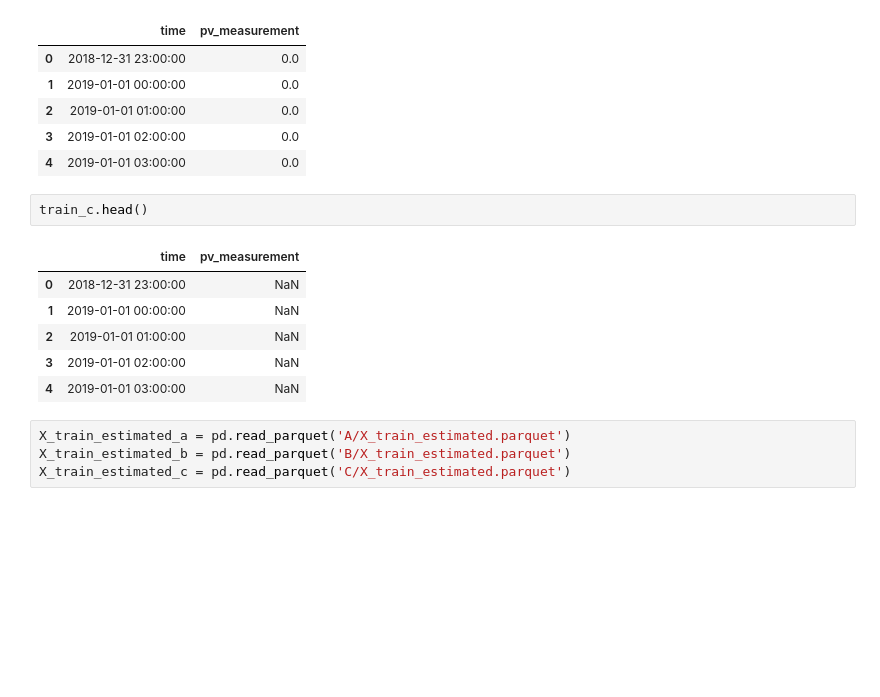
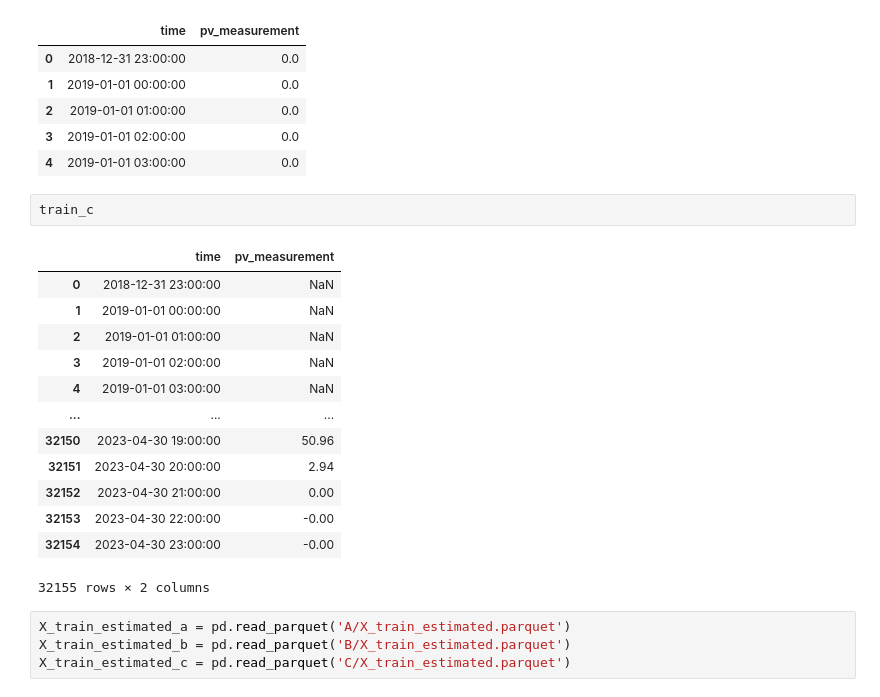
Before and after one commit to art-test-stack/ml_competition, a Jupyter notebook: read_files.ipynb, the cells around one changed output. Saved outputs shown, nothing was run; the diff lists cells and outputs as text; blank space fills up the shorter version.

```diff
--- a/read_files.ipynb
+++ b/read_files.ipynb
@@ -69,14 +85,21 @@ train_b.head()
 | 3 | 2019-01-01 02:00:00 | 0.0 |
 | 4 | 2019-01-01 03:00:00 | 0.0 |
 # %%
-train_c.head()
+train_c
 # %% [output]
 |  | time | pv_measurement |
 | 0 | 2018-12-31 23:00:00 | NaN |
 | 1 | 2019-01-01 00:00:00 | NaN |
 | 2 | 2019-01-01 01:00:00 | NaN |
 | 3 | 2019-01-01 02:00:00 | NaN |
 | 4 | 2019-01-01 03:00:00 | NaN |
+| ... | ... | ... |
+| 32150 | 2023-04-30 19:00:00 | 50.96 |
+| 32151 | 2023-04-30 20:00:00 | 2.94 |
+| 32152 | 2023-04-30 21:00:00 | 0.00 |
+| 32153 | 2023-04-30 22:00:00 | -0.00 |
+| 32154 | 2023-04-30 23:00:00 | -0.00 |
+32155 rows × 2 columns
 # %%
 X_train_estimated_a = pd.read_parquet('A/X_train_estimated.parquet')
 X_train_estimated_b = pd.read_parquet('B/X_train_estimated.parquet')
```
Also changed, not shown: parts of 14 cells of this notebook, 1 other file.
